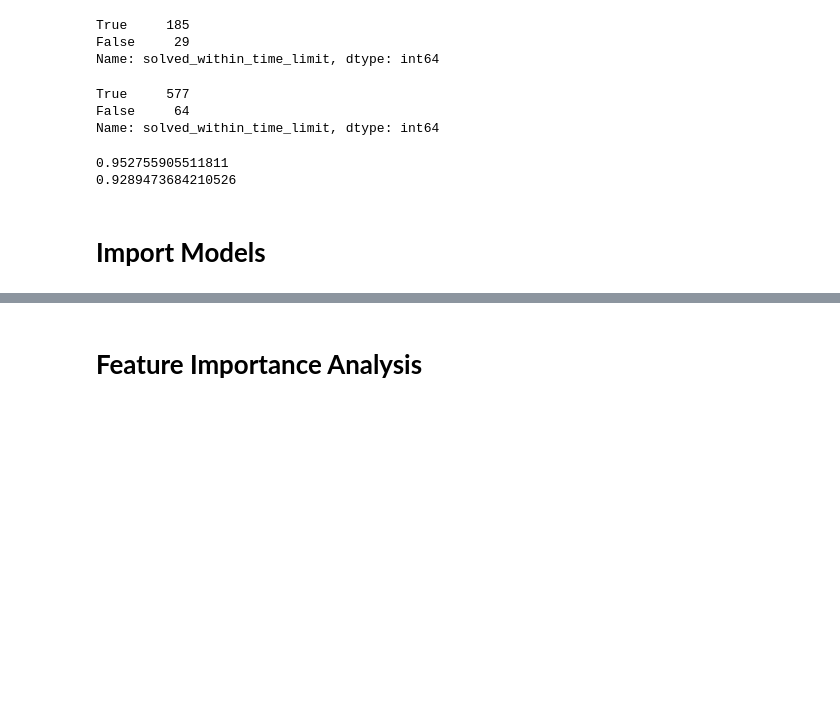
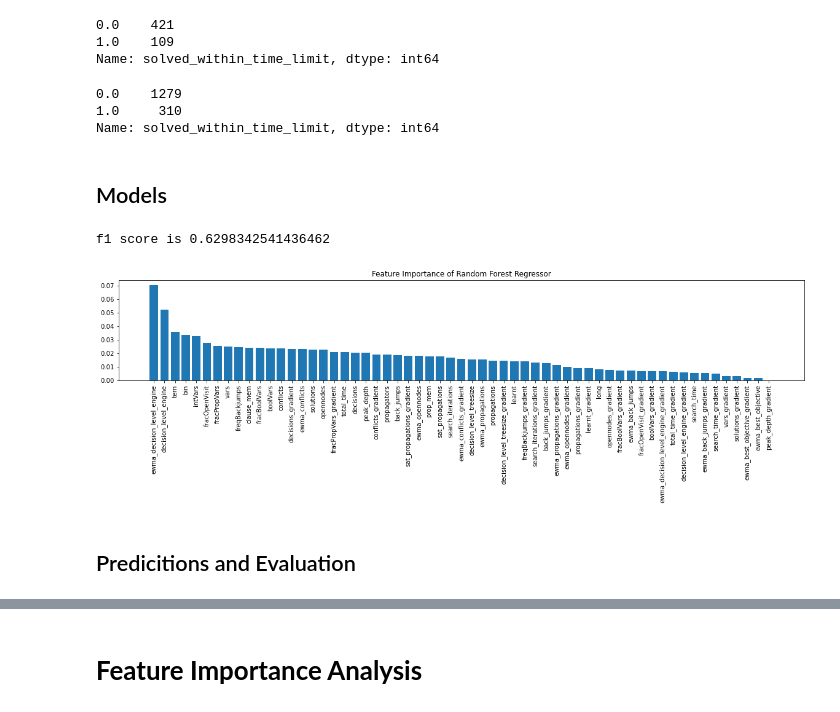
Before and after one commit to IDMP-B-2022/done-soon, a Jupyter notebook: Analysis.ipynb, the cells around one changed output, grey strips where cells are left out. Drawn from its saved outputs; the diff is of its cells as text; code cells hidden in the pictures; blank space fills up the shorter version.

```diff
--- a/Analysis.ipynb
+++ b/Analysis.ipynb
@@ -48 +108,12 @@ Name: statistics, Length: 123, dtype: int64
+# %%
+def gradients(df_prev, df_curr):
+    keys=['conflicts','ewma_conflicts','decisions','search_iterations','opennodes','ewma_opennodes',
+          'vars','back_jumps','ewma_back_jumps','solutions','total_time','search_time','intVars',
+          'propagations','sat_propagations','ewma_propagations','propagators','boolVars','learnt',
+          'bin','tern','long','peak_depth','decision_level_engine','ewma_decision_level_engine',
+          'decision_level_treesize','clause_mem','prop_mem','ewma_best_objective',
+          'fracOpenVisit','fracBoolVars','fracPropVars','freqBackjumps']
+    for i in keys:
+        df_curr[i+'_gradient']=(df_curr[i]-df_prev[i])/0.05*7200
+    return df_curr
 # %%
@@ -210,23 +172,17 @@ X_train_5, X_test_5, y_train_5, y_test_5  = train_test_split(df_5.drop(columns =
 # %%
-y_test_5.value_counts()
+y_test.value_counts()
 # %% [output]
-True     185
-False     29
+0.0    421
+1.0    109
 Name: solved_within_time_limit, dtype: int64
 # %%
-y_train_5.value_counts()
+y_train.value_counts()
 # %% [output]
-True     577
-False     64
+0.0    1279
+1.0     310
 Name: solved_within_time_limit, dtype: int64
-# %%
-print(121/127)
-print(353/380)
-# %% [output]
-0.952755905511811
-0.9289473684210526
 # %% [markdown]
-# **Import Models**
+## Models
 # %%
 models = {}
 
@@ -269,3 +225,25 @@ models['DT'] = DecisionTreeClassifier(max_depth = 5, class_weight = 'balanced',
 #Dummy classifier
 from sklearn.dummy import DummyClassifier
 models['DUM'] = DummyClassifier(strategy="most_frequent")
+# %%
+rf_reg = RandomForestClassifier(min_samples_leaf = 5)
+rf_reg.fit(X_train,y_train)
+predictions=rf_reg.predict(X_test)
+print('f1 score is', f1_score(y_test,predictions))
+
+
+importances = rf_reg.feature_importances_
+
+# Sort the feature importance in descending order
+sorted_indices = np.argsort(importances)[::-1]
+
+plt.title('Feature Importance of Random Forest Regressor')
+plt.bar(range(X_train.shape[1]), importances[sorted_indices], align='center')
+plt.xticks(range(X_train.shape[1]), X_train.columns[sorted_indices], rotation=90)
+plt.rcParams["figure.figsize"] = (20,3)
+plt.show()
+# %% [output]
+f1 score is 0.6298342541436462
+[figure, added]
+# %% [markdown]
+## Predicitions and Evaluation
```
Also changed, not shown: parts of 31 cells of this notebook.
